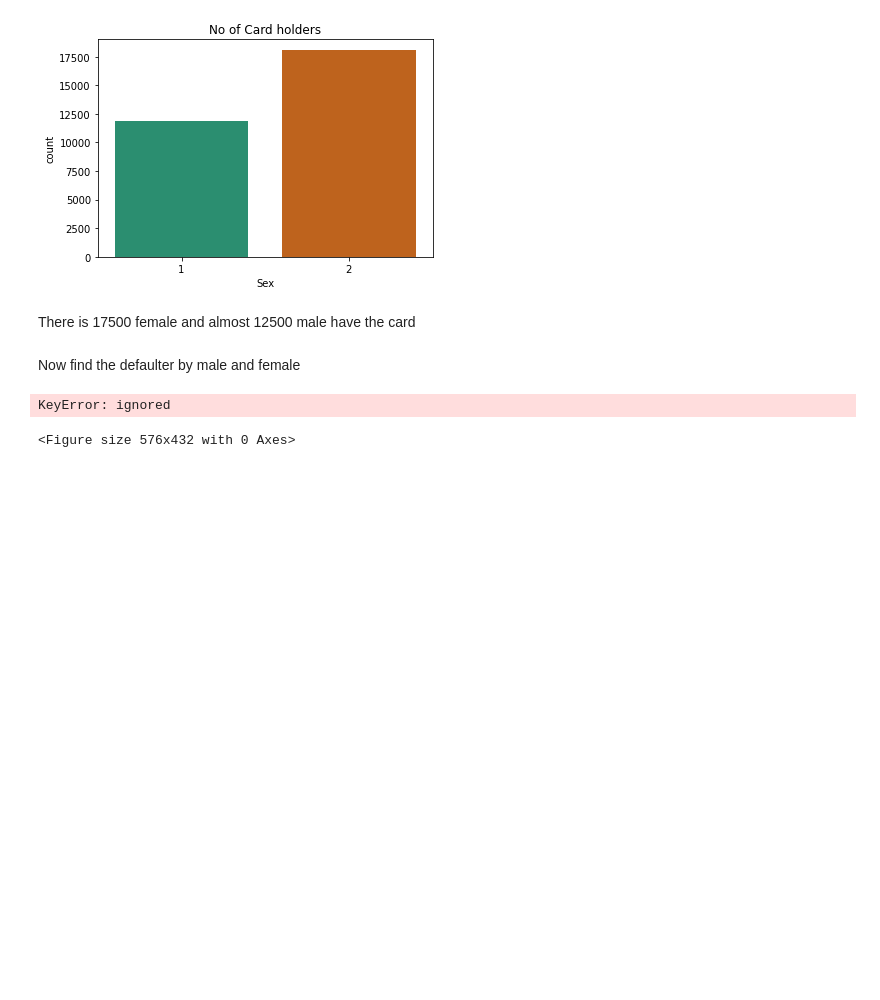
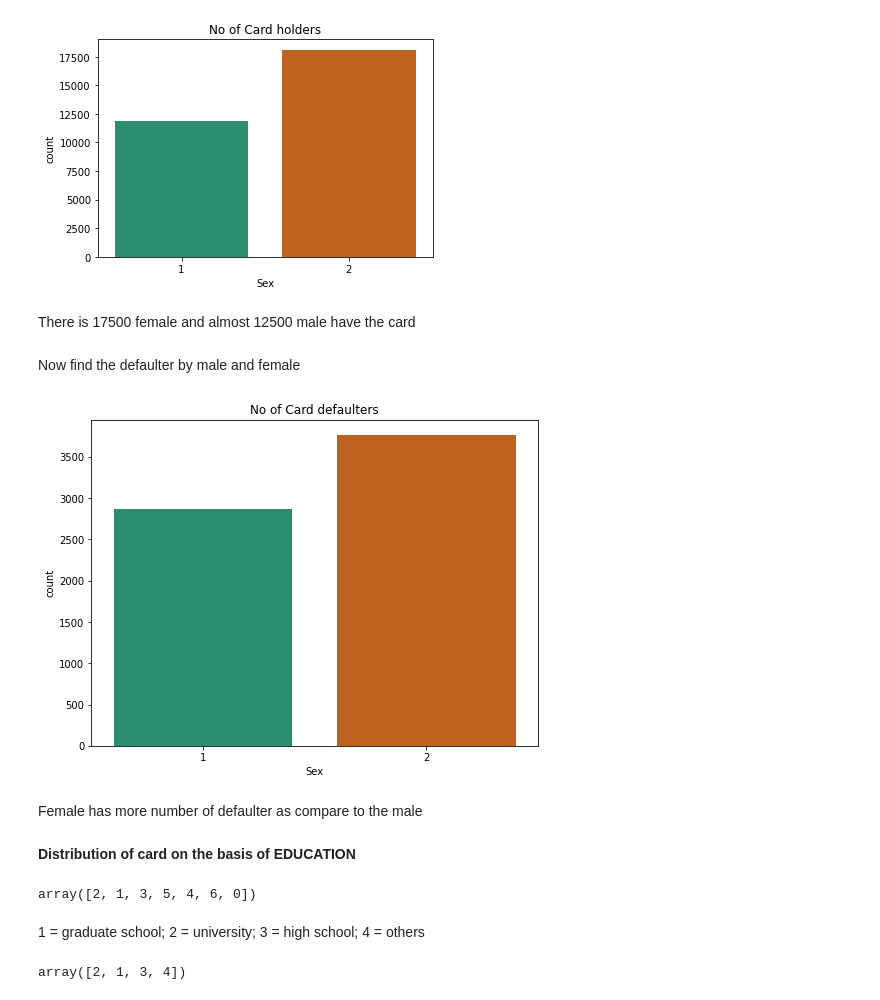
Before and after one commit to irshad9873/Credit-Card-Default, a Jupyter notebook: Credit_Card_Default_Prediction_Capstone_Project.ipynb, the cells around one changed output. Cells and saved outputs as stored; diff of their text form; code cells hidden in the pictures; blank space fills up the shorter version.

```diff
--- a/Credit_Card_Default_Prediction_Capstone_Project.ipynb
+++ b/Credit_Card_Default_Prediction_Capstone_Project.ipynb
@@ -192,10 +202,19 @@ There is 17500 female and almost 12500 male have the card
 Now find the defaulter by male and female
 # %%
 plt.figure(figsize = (8,6))
-df1 = data[data['default'] == 1]
+df1 = data[data['Default'] == 1]
 sns.countplot(data = df1, x = 'SEX', palette = 'Dark2')
 plt.xlabel('Sex')
 plt.title('No of Card defaulters');
 # %% [output]
-KeyError: ignored
-<Figure size 576x432 with 0 Axes>
+[figure, added]
+# %% [markdown]
+Female has more number of defaulter as compare to the male
+# %% [markdown]
+**Distribution of card on the basis of EDUCATION**
+# %%
+data['EDUCATION'].unique()
+# %% [output]
+array([2, 1, 3, 5, 4, 6, 0])
+# %% [markdown]
+1 = graduate school; 2 = university; 3 = high school; 4 = others
@@ -201,0 +228,4 @@ KeyError: ignored
+# %%
+data['EDUCATION'].unique()
+# %% [output]
+array([2, 1, 3, 4])
```
Also changed, not shown: parts of 50 cells of this notebook.
